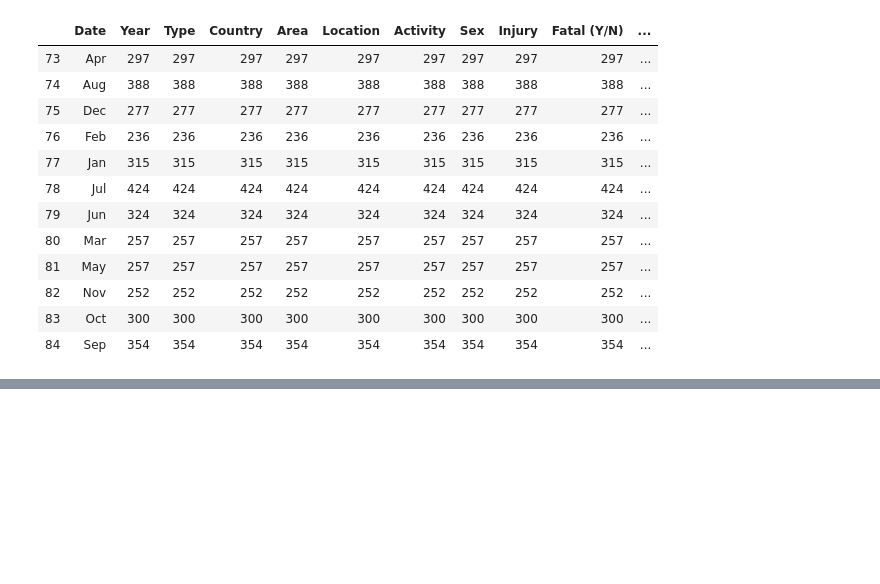
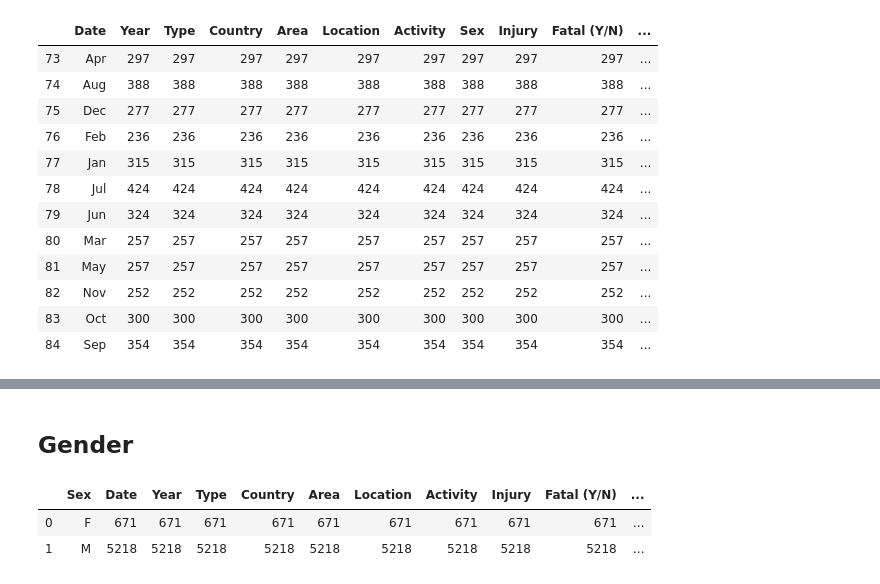
Before and after one commit to bt02/Shark-Attack-Data, a Jupyter notebook: eda.ipynb, the cells around one changed output, grey strips where cells are left out. Cells and saved outputs as stored; diff of their text form; code cells hidden in the pictures; blank space fills up the shorter version.

Commit message:
looking at attacks and gender

```diff
--- a/eda.ipynb
+++ b/eda.ipynb
@@ -143,0 +144,2 @@ sns.lineplot(x='Date', y='Injury', data=u_group, label = 'Unprovoked');
+# %% [markdown]
+## Gender
@@ -143,0 +149,6 @@ sns.lineplot(x='Date', y='Injury', data=u_group, label = 'Unprovoked');
+# %%
+sex
+# %% [output]
+|  | Sex | Date | Year | Type | Country | Area | Location | Activity | Injury | Fatal (Y/N) | ... |
+| 0 | F | 671 | 671 | 671 | 671 | 671 | 671 | 671 | 671 | 671 | ... |
+| 1 | M | 5218 | 5218 | 5218 | 5218 | 5218 | 5218 | 5218 | 5218 | 5218 | ... |
```
Also changed, not shown: parts of 5 cells of this notebook.
